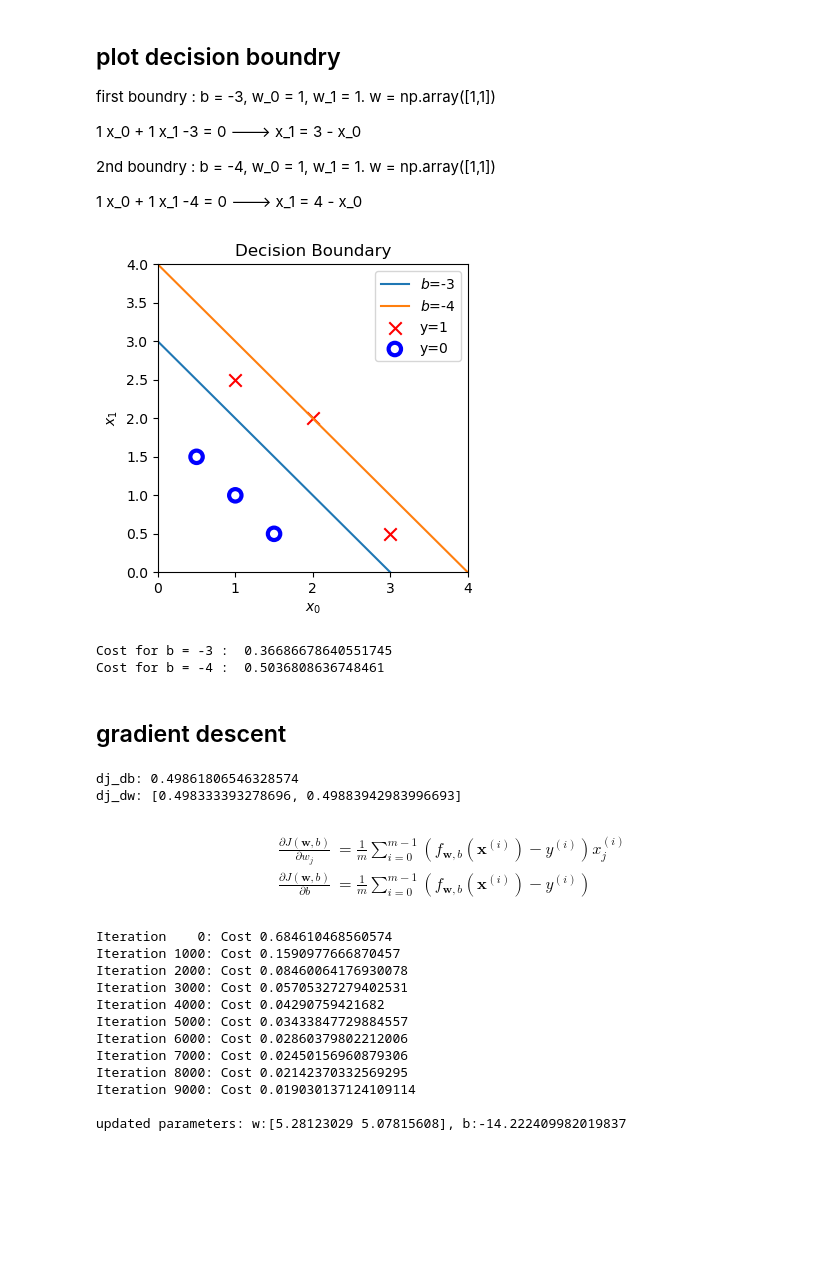
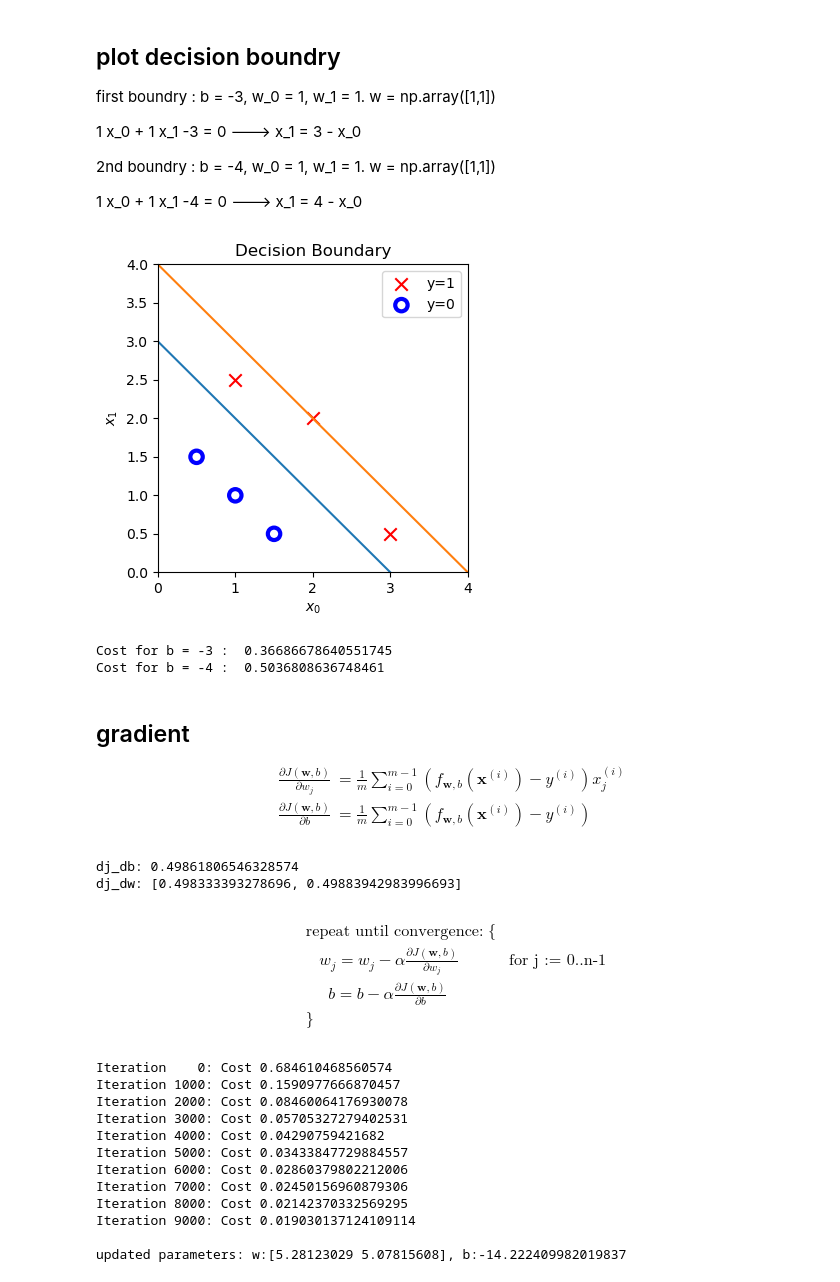
Before and after one commit to nedamhs/ML_Notebooks, a Jupyter notebook: gradient descent for logistic regression.ipynb, the cells around one changed output. Drawn from its saved outputs; the diff is of its cells as text; code cells hidden in the pictures; blank space fills up the shorter version.

```diff
--- a/gradient descent for logistic regression.ipynb
+++ b/gradient descent for logistic regression.ipynb
@@ -89,32 +90,31 @@ first boundry :  b = -3, w_0 = 1, w_1 = 1.    w = np.array([1,1])
 
 1 x_0 + 1 x_1 -4 = 0        --->  x_1 = 4 - x_0
 # %%
-import matplotlib.pyplot as plt
 
 # Choose values between 0 and 6
 x0 = np.arange(0,6)
 
 # Plot the two decision boundaries
 x1 = 3 - x0
 x1_other = 4 - x0
 
 fig,ax = plt.subplots(1, 1, figsize=(4,4))
 
 # Plot the decision boundary
-ax.plot(x0,x1, label="$b$=-3")   # first one
-ax.plot(x0,x1_other, label="$b$=-4")  # 2nd one
+ax.plot(x0,x1)   # first one
+ax.plot(x0,x1_other)  # 2nd one
 ax.axis([0, 4, 0, 4])
 
 # Plot the original data
 plot_data(X_train,y_train,ax)
 ax.axis([0, 4, 0, 4])
 ax.set_ylabel('$x_1$')
 ax.set_xlabel('$x_0$')
 plt.legend(loc="upper right")
 plt.title("Decision Boundary")
 plt.show()
 # %% [output]
-[figure, old version]
+[figure, new version]
 # %%
 w_1 = np.array([1,1])
 b_1 = -3
@@ -128,7 +128,12 @@ print("Cost for b = -4 : ", compute_cost_logistic(X_train, y_train, w_2, b_2))
 Cost for b = -3 :  0.36686678640551745
 Cost for b = -4 :  0.5036808636748461
 # %% [markdown]
-## gradient descent
+## gradient
+
+$$\begin{align*}
+\frac{\partial J(\mathbf{w},b)}{\partial w_j}  &= \frac{1}{m} \sum\limits_{i = 0}^{m-1} (f_{\mathbf{w},b}(\mathbf{x}^{(i)}) - y^{(i)})x_{j}^{(i)}  \\
+\frac{\partial J(\mathbf{w},b)}{\partial b}  &= \frac{1}{m} \sum\limits_{i = 0}^{m-1} (f_{\mathbf{w},b}(\mathbf{x}^{(i)}) - y^{(i)})
+\end{align*}$$
 # %%
 def compute_gradient_logistic(X, y, w, b):
 
@@ -173,10 +178,11 @@ print(f"dj_dw: {dj_dw_tmp.tolist()}" )
 dj_db: 0.49861806546328574
 dj_dw: [0.498333393278696, 0.49883942983996693]
 # %% [markdown]
-
 $$\begin{align*}
-\frac{\partial J(\mathbf{w},b)}{\partial w_j}  &= \frac{1}{m} \sum\limits_{i = 0}^{m-1} (f_{\mathbf{w},b}(\mathbf{x}^{(i)}) - y^{(i)})x_{j}^{(i)}  \\
-\frac{\partial J(\mathbf{w},b)}{\partial b}  &= \frac{1}{m} \sum\limits_{i = 0}^{m-1} (f_{\mathbf{w},b}(\mathbf{x}^{(i)}) - y^{(i)})
+&\text{repeat until convergence:} \; \lbrace \\
+&  \; \; \;w_j = w_j -  \alpha \frac{\partial J(\mathbf{w},b)}{\partial w_j}   \; & \text{for j := 0..n-1} \\
+&  \; \; \;  \; \;b = b -  \alpha \frac{\partial J(\mathbf{w},b)}{\partial b} \\
+&\rbrace
 \end{align*}$$
 # %%
 def gradient_descent(X, y, w_in, b_in, alpha, num_iters):
```
Also changed, not shown: parts of 9 cells of this notebook.
